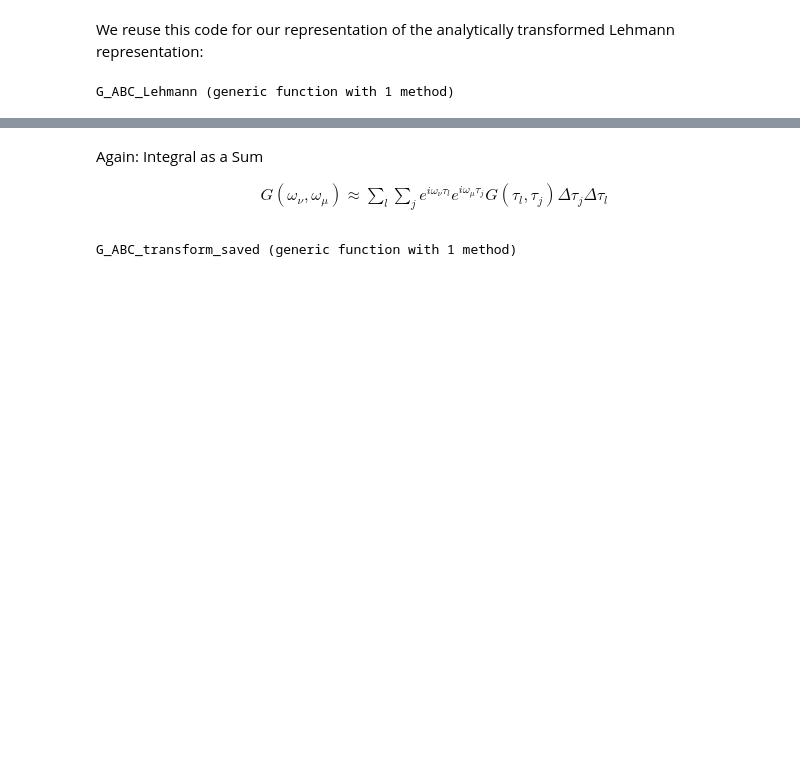
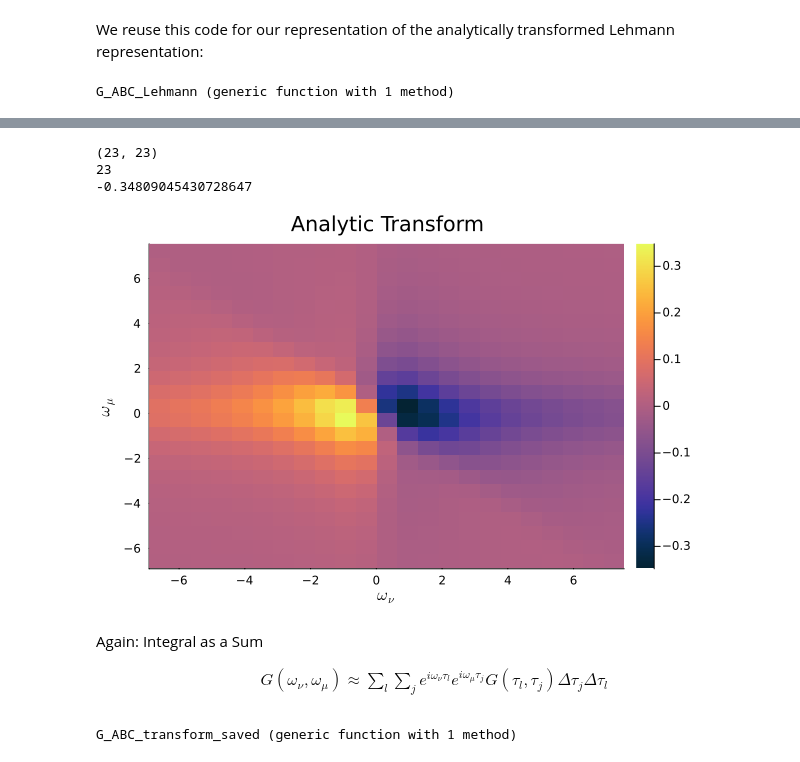
Before and after one commit to SuperMX/HubbardIR, a Jupyter notebook: 3-point Fourier Transform of Green's Functions with Intermediate Representations on Hubbard Models.ipynb, the cells around one changed output, grey strips where cells are left out. Drawn from its saved outputs; the diff is of its cells as text; code cells hidden in the pictures; blank space fills up the shorter version.

```diff
--- a/3-point Fourier Transform of Green's Functions with Intermediate Representations on Hubbard Models.ipynb
+++ b/3-point Fourier Transform of Green's Functions with Intermediate Representations on Hubbard Models.ipynb
@@ -222,6 +236,20 @@ plot(ω3, transform3_Lehmann, lw = 1, xlabel = "ω1",fmt = :png)
 [figure]
 # %%
-plot(ω3, ω3, transform3_Lehmann, st=:surface)
+#plot(ω3, ω3, transform3_Lehmann, st=:surface)
+println(size(transform3_Lehmann))
+println(length(ω3))
+value = transform3_Lehmann
+minval = minimum(value)
+println(minval)
+heatmap(ω3, ω3, (value),
+    c=cgrad(:thermal),
+    title = "Analytic Transform",
+    lw = 1, xlabel = L"\omega_{\nu}", ylabel =  L"\omega_{\mu}", fmt = :png)
+# %% [output]
+(23, 23)
+23
+-0.34809045430728647
+[figure, added]
 # %% [markdown]
 Again: Integral as a Sum
 
```
Also changed, not shown: parts of 32 cells of this notebook, 1 other file.
